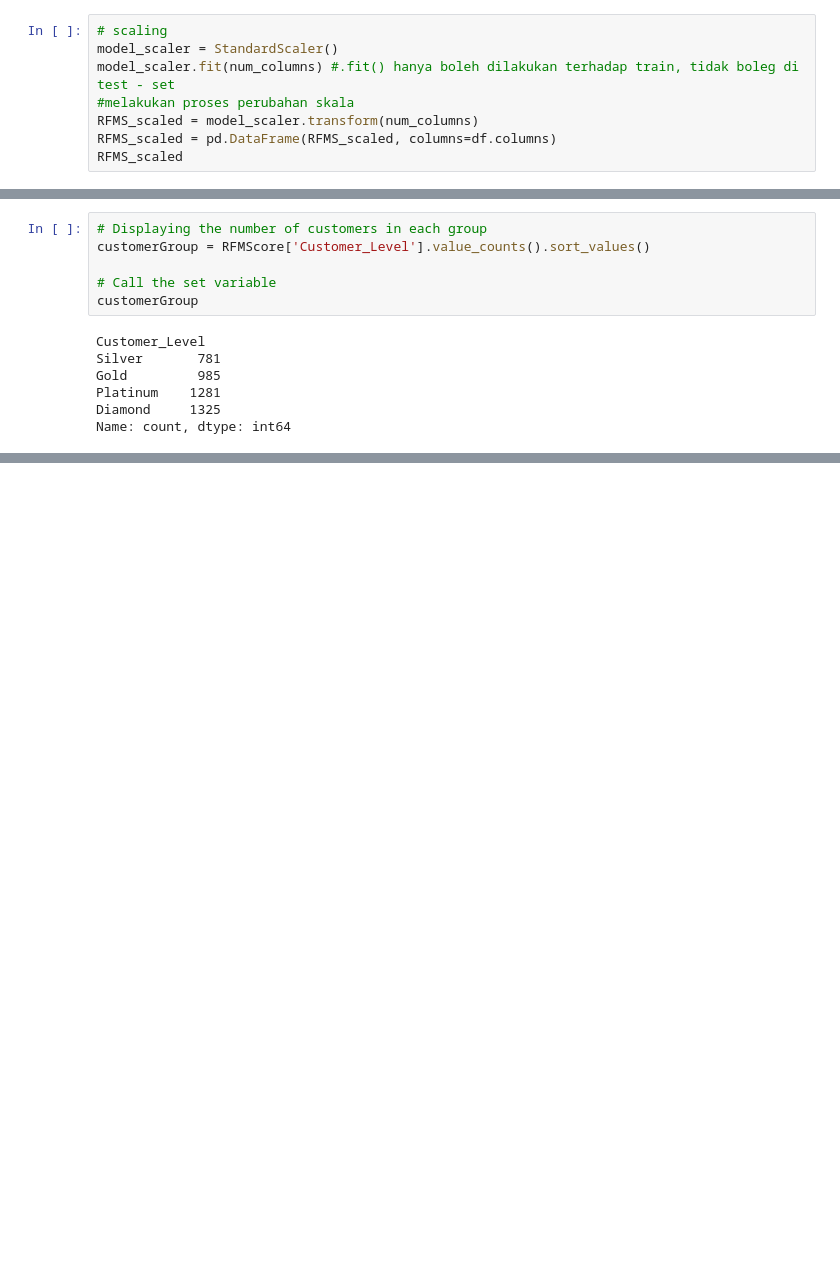
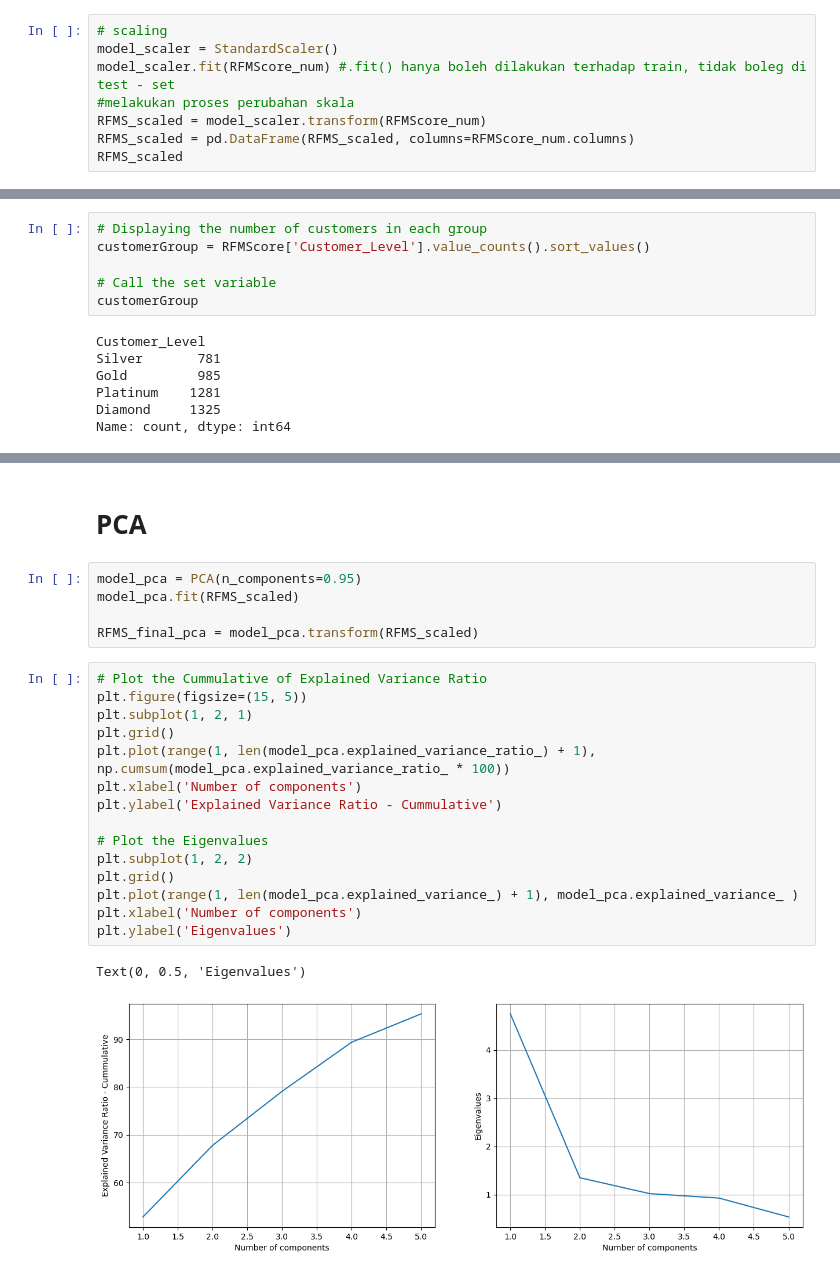
Before and after one commit to FTDS-assignment-bay/p2-final-project-3pecintaroni, a Jupyter notebook: 20240601_EDA_Before_Clustering.ipynb, the cells around one changed output, grey strips where cells are left out. Cells and saved outputs as stored; diff of their text form; blank space fills up the shorter version.

Commit message:
format model

```diff
--- a/20240601_EDA_Before_Clustering.ipynb
+++ b/20240601_EDA_Before_Clustering.ipynb
@@ -684,9 +685,9 @@ Cat Columns :  ['Customer_Level']
 # %%
 # scaling
 model_scaler = StandardScaler()
-model_scaler.fit(num_columns) #.fit() hanya boleh dilakukan terhadap train, tidak boleg di test - set
+model_scaler.fit(RFMScore_num) #.fit() hanya boleh dilakukan terhadap train, tidak boleg di test - set
 #melakukan proses perubahan skala
-RFMS_scaled = model_scaler.transform(num_columns)
-RFMS_scaled = pd.DataFrame(RFMS_scaled, columns=df.columns)
+RFMS_scaled = model_scaler.transform(RFMScore_num)
+RFMS_scaled = pd.DataFrame(RFMS_scaled, columns=RFMScore_num.columns)
 RFMS_scaled
 # %% [output]
@@ -737,0 +792,25 @@ plt.show()
+# %% [markdown]
+# PCA
+# %%
+model_pca = PCA(n_components=0.95)
+model_pca.fit(RFMS_scaled)
+
+RFMS_final_pca = model_pca.transform(RFMS_scaled)
+# %%
+# Plot the Cummulative of Explained Variance Ratio
+plt.figure(figsize=(15, 5))
+plt.subplot(1, 2, 1)
+plt.grid()
+plt.plot(range(1, len(model_pca.explained_variance_ratio_) + 1), np.cumsum(model_pca.explained_variance_ratio_ * 100))
+plt.xlabel('Number of components')
+plt.ylabel('Explained Variance Ratio - Cummulative')
+
+# Plot the Eigenvalues
+plt.subplot(1, 2, 2)
+plt.grid()
+plt.plot(range(1, len(model_pca.explained_variance_) + 1), model_pca.explained_variance_ )
+plt.xlabel('Number of components')
+plt.ylabel('Eigenvalues')
+# %% [output]
+Text(0, 0.5, 'Eigenvalues')
+[figure, added]
```
Also changed, not shown: parts of 18 cells of this notebook, 3 other files.
